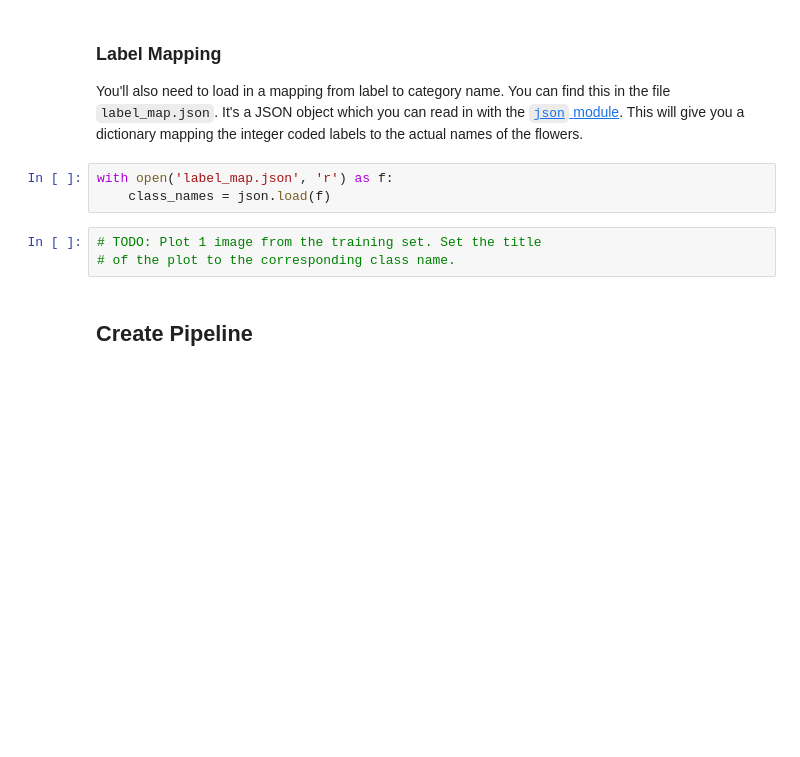
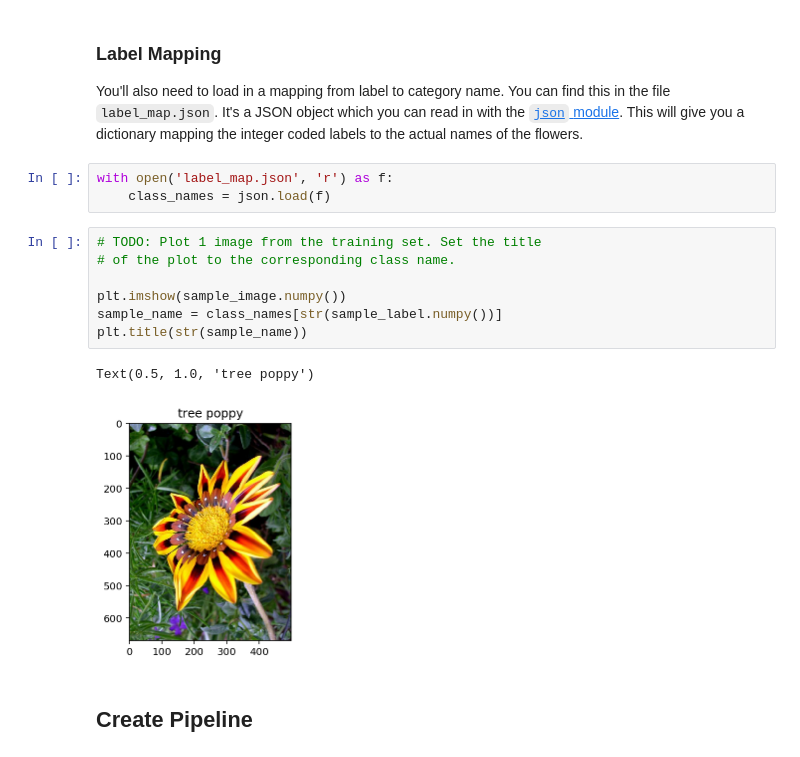
Before and after one commit to saulakh/image-classifier, a Jupyter notebook: Project_Image_Classifier_Project.ipynb, the cells around one changed output. Cells and saved outputs as stored; diff of their text form; blank space fills up the shorter version.

```diff
--- a/Project_Image_Classifier_Project.ipynb
+++ b/Project_Image_Classifier_Project.ipynb
@@ -105,6 +173,13 @@ with open('label_map.json', 'r') as f:
 # %%
 # TODO: Plot 1 image from the training set. Set the title
 # of the plot to the corresponding class name.
+
+plt.imshow(sample_image.numpy())
+sample_name = class_names[str(sample_label.numpy())]
+plt.title(str(sample_name))
+# %% [output]
+Text(0.5, 1.0, 'tree poppy')
+[figure, added]
 # %% [markdown]
 ## Create Pipeline
 # %%
```
Also changed, not shown: parts of 7 cells of this notebook.
